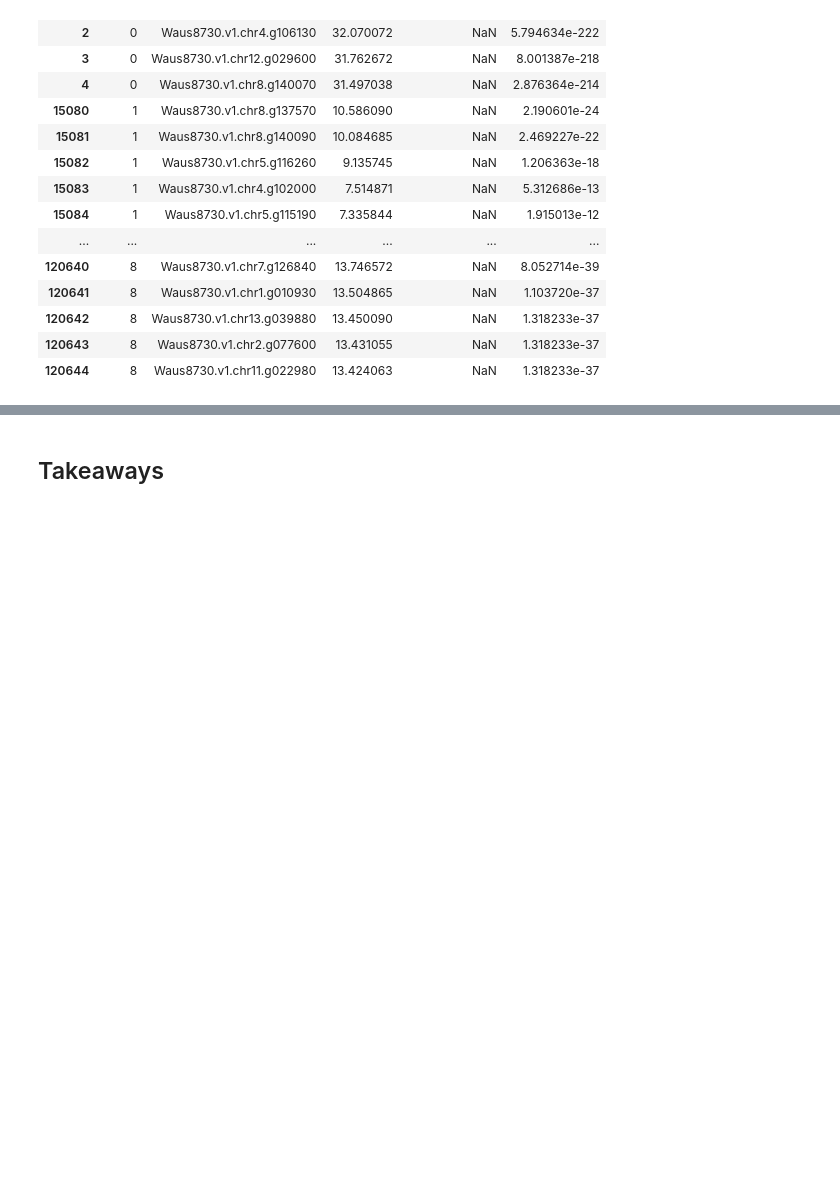
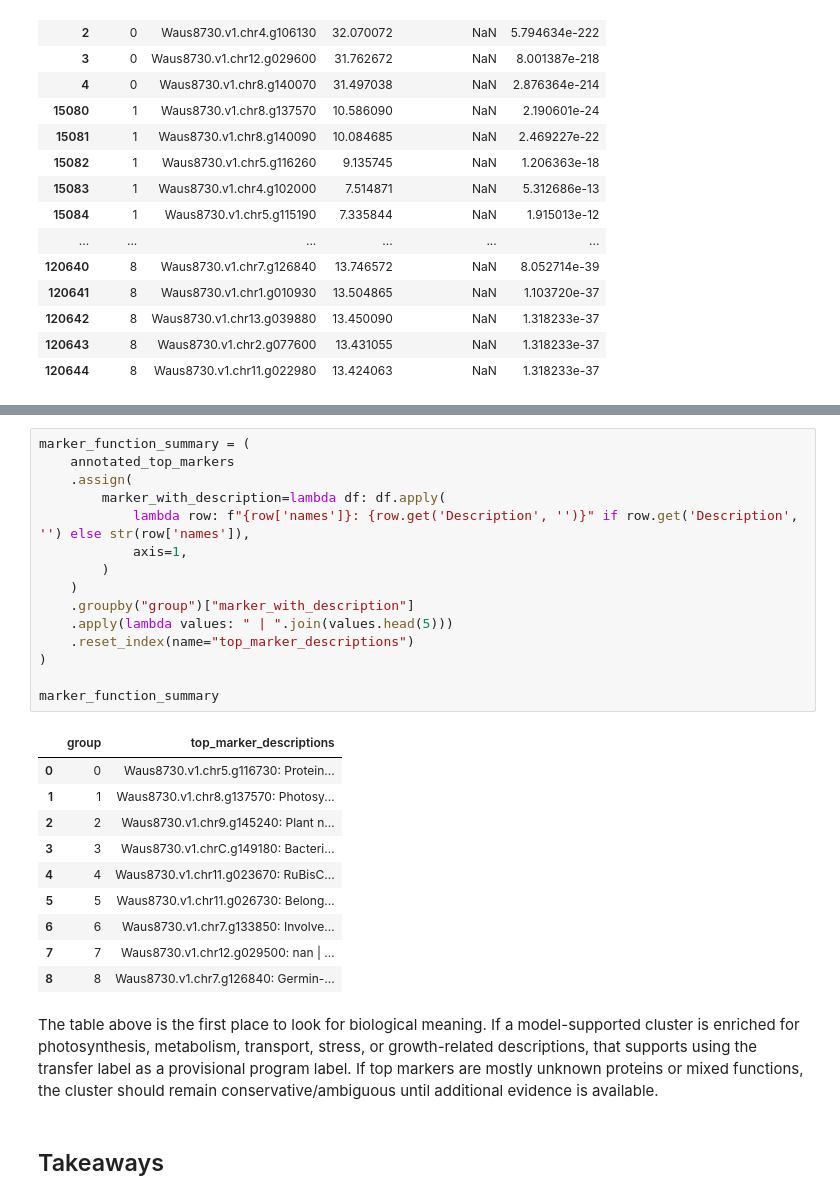
Before and after one commit to belladai36/wolffia-single-cell-atlas-pipeline, a Jupyter notebook: notebooks/08_public_wolffia_srr29417746_qc_umap.ipynb, the cells around one changed output, grey strips where cells are left out. Drawn from its saved outputs; the diff is of its cells as text; blank space fills up the shorter version.

```diff
--- a/notebooks/08_public_wolffia_srr29417746_qc_umap.ipynb
+++ b/notebooks/08_public_wolffia_srr29417746_qc_umap.ipynb
@@ -337,3 +411,31 @@ top_markers
+# %%
+marker_function_summary = (
+    annotated_top_markers
+    .assign(
+        marker_with_description=lambda df: df.apply(
+            lambda row: f"{row['names']}: {row.get('Description', '')}" if row.get('Description', '') else str(row['names']),
+            axis=1,
+        )
+    )
+    .groupby("group")["marker_with_description"]
+    .apply(lambda values: " | ".join(values.head(5)))
+    .reset_index(name="top_marker_descriptions")
+)
+
+marker_function_summary
+# %% [output]
+|  | group | top_marker_descriptions |
+| 0 | 0 | Waus8730.v1.chr5.g116730: Protein... |
+| 1 | 1 | Waus8730.v1.chr8.g137570: Photosy... |
+| 2 | 2 | Waus8730.v1.chr9.g145240: Plant n... |
+| 3 | 3 | Waus8730.v1.chrC.g149180: Bacteri... |
+| 4 | 4 | Waus8730.v1.chr11.g023670: RuBisC... |
+| 5 | 5 | Waus8730.v1.chr11.g026730: Belong... |
+| 6 | 6 | Waus8730.v1.chr7.g133850: Involve... |
+| 7 | 7 | Waus8730.v1.chr12.g029500: nan | ... |
+| 8 | 8 | Waus8730.v1.chr7.g126840: Germin-... |
+# %% [markdown]
+The table above is the first place to look for biological meaning. If a model-supported cluster is enriched for photosynthesis, metabolism, transport, stress, or growth-related descriptions, that supports using the transfer label as a provisional program label. If top markers are mostly unknown proteins or mixed functions, the cluster should remain conservative/ambiguous until additional evidence is available.
 # %% [markdown]
 ## Takeaways
 # %%
```
Also changed, not shown: parts of 4 cells of this notebook.
